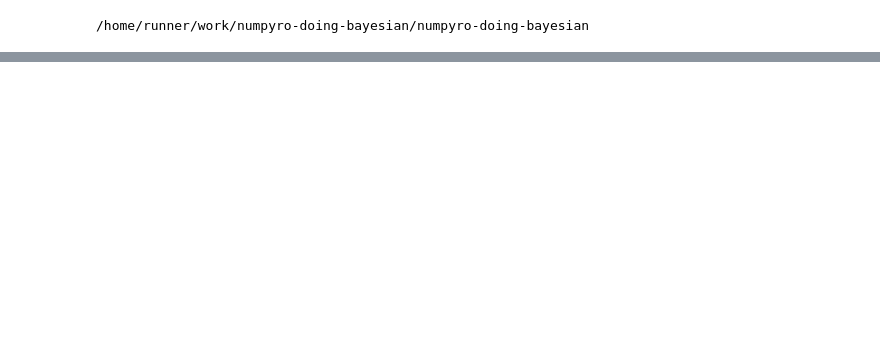
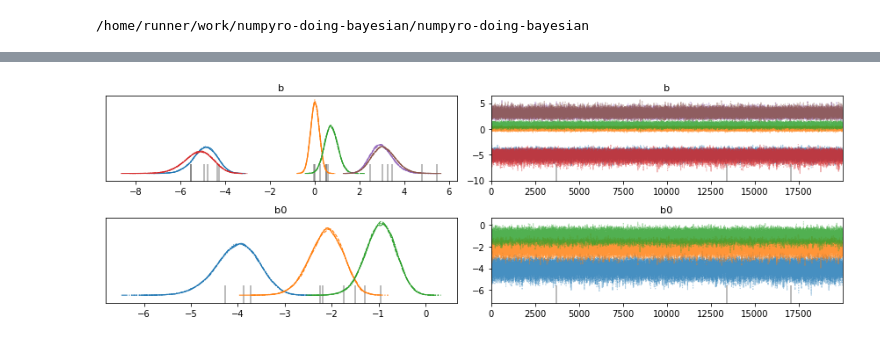
Before and after one commit to beekill95/numpyro-doing-bayesian, a Jupyter notebook: outputs/chapter_22.ipynb, the cells around one changed output, grey strips where cells are left out. Saved outputs shown, nothing was run; the diff lists cells and outputs as text; code cells hidden in the pictures; blank space fills up the shorter version.

```diff
--- a/outputs/chapter_22.ipynb
+++ b/outputs/chapter_22.ipynb
@@ -28,0 +201,9 @@ numpyro.set_host_device_count(4)
+# %%
+idata = az.from_numpyro(
+    mcmc,
+    coords=dict(level=[1, 2, 3], pred=['X1', 'X2']),
+    dims=dict(b=['level', 'pred'], b0=['level']))
+az.plot_trace(idata, ['b', 'b0'])
+plt.tight_layout()
+# %% [output]
+[figure, added]
```
Also changed, not shown: parts of 16 cells of this notebook, 15 other files.
